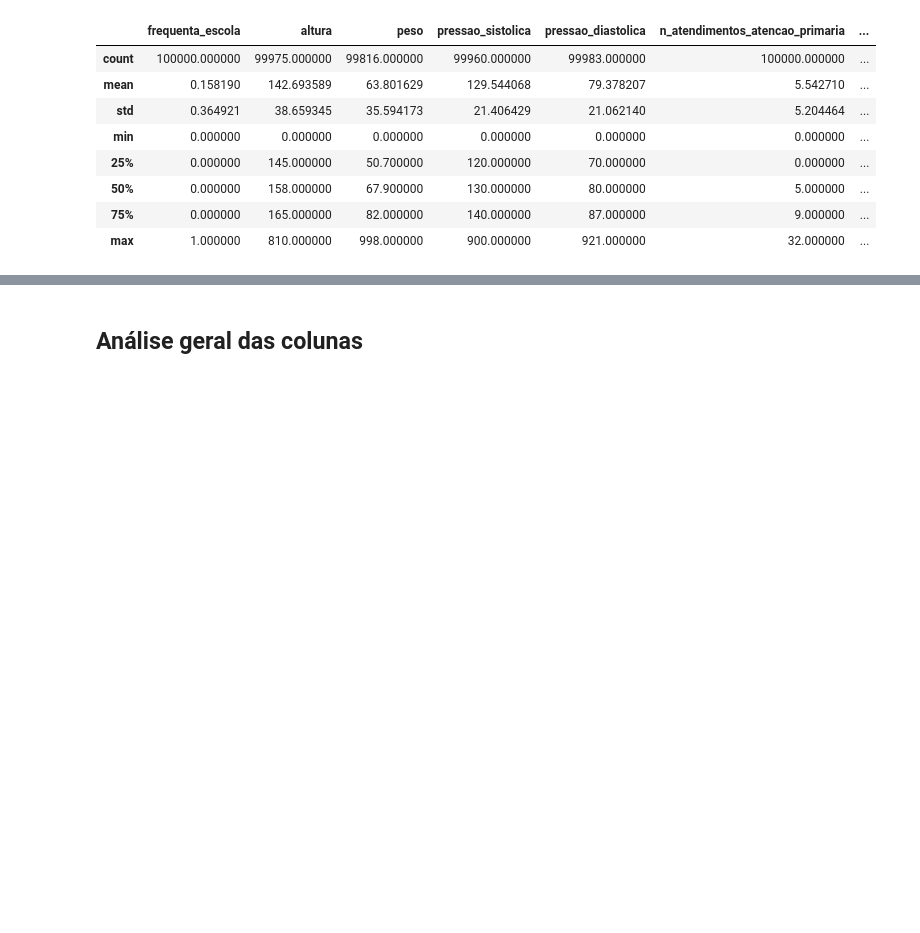
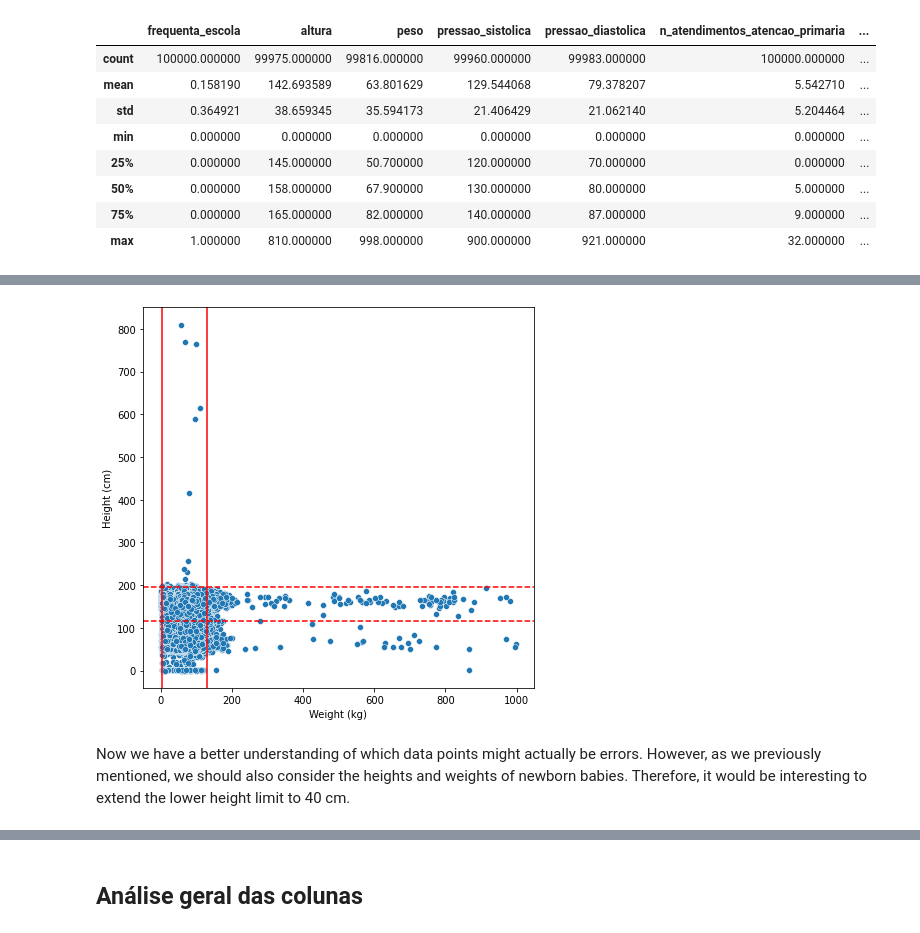
Before and after one commit to micahgcnavia/Home_Visits_Public_Health_RJ, a Jupyter notebook: exploring_data.ipynb, the cells around one changed output, grey strips where cells are left out. Saved outputs shown, nothing was run; the diff lists cells and outputs as text; code cells hidden in the pictures; blank space fills up the shorter version.

```diff
--- a/exploring_data.ipynb
+++ b/exploring_data.ipynb
@@ -291 +324,21 @@ Limites para peso: 4 e 129 kg. Mediana: 67.9 kg.
+# %%
+fig, ax = plt.subplots(figsize=(7,7), facecolor='white')
+
+sns.scatterplot(x=df['peso'], y=df['altura'])
+
+# Adding the limits for each column:
+
+plt.axvline(x=limits['peso'][0], ls='-', color='red')
+plt.axvline(x=limits['peso'][1], ls='-', color='red')
+
+plt.axhline(y=limits['altura'][0], ls='--', color='red')
+plt.axhline(y=limits['altura'][1], ls='--', color='red')
+
+plt.xlabel('Weight (kg)')
+plt.ylabel('Height (cm)')
+plt.show()
+# %% [output]
+[figure, added]
+# %% [markdown]
+Now we have a better understanding of which data points might actually be errors. However, as we previously mentioned, we should also consider the heights and weights of newborn babies. Therefore, it would be interesting to extend the lower height limit to 40 cm.
 # %%
```
Also changed, not shown: parts of 27 cells of this notebook.
